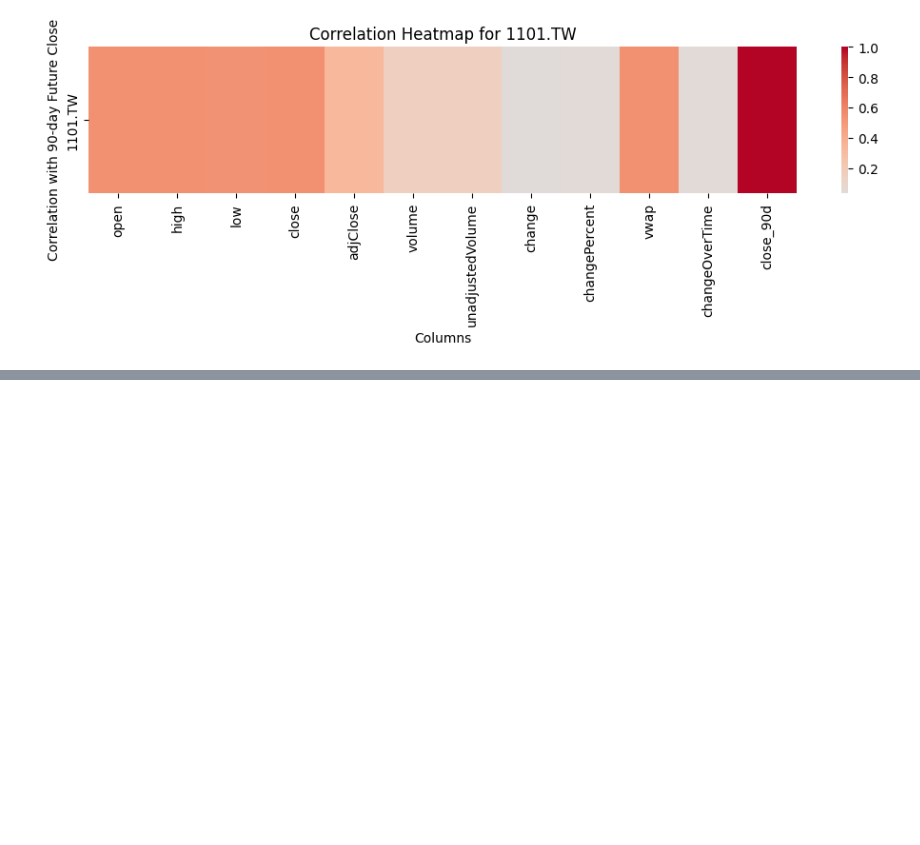
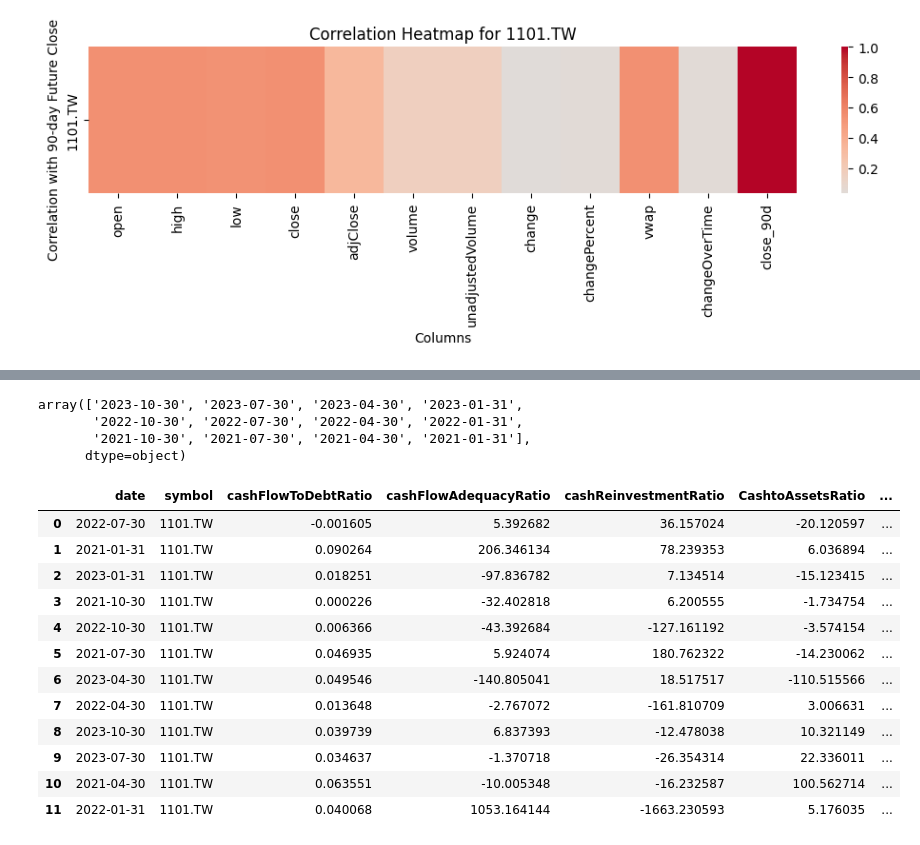
Before and after one commit to yeha98555/taiwan-stock-prediction, a Jupyter notebook: notebooks/EDA.ipynb, the cells around one changed output, grey strips where cells are left out. Cells and saved outputs as stored; diff of their text form; code cells hidden in the pictures; blank space fills up the shorter version.

Commit message:
feat: Add data check

```diff
--- a/notebooks/EDA.ipynb
+++ b/notebooks/EDA.ipynb
@@ -166,0 +293,27 @@ Name: 1101.TW, dtype: float64
+# %%
+financialGrowth_df = merged_dict["financialGrowth"]
+financialGrowth_df.date.unique()
+# %% [output]
+array(['2023-10-30', '2023-07-30', '2023-04-30', '2023-01-31',
+       '2022-10-30', '2022-07-30', '2022-04-30', '2022-01-31',
+       '2021-10-30', '2021-07-30', '2021-04-30', '2021-01-31'],
+      dtype=object)
+# %%
+financial_df = pd.read_csv("../airflow/data/dim_financial.csv")
+financial_df['date'] = pd.to_datetime(financial_df['date'])
+financial_df['quarter'] = financial_df['date'].dt.to_period('Q')
+financial_df
+# %% [output]
+|  | date | symbol | cashFlowToDebtRatio | cashFlowAdequacyRatio | cashReinvestmentRatio | CashtoAssetsRatio | ... |
+| 0 | 2022-07-30 | 1101.TW | -0.001605 | 5.392682 | 36.157024 | -20.120597 | ... |
+| 1 | 2021-01-31 | 1101.TW | 0.090264 | 206.346134 | 78.239353 | 6.036894 | ... |
+| 2 | 2023-01-31 | 1101.TW | 0.018251 | -97.836782 | 7.134514 | -15.123415 | ... |
+| 3 | 2021-10-30 | 1101.TW | 0.000226 | -32.402818 | 6.200555 | -1.734754 | ... |
+| 4 | 2022-10-30 | 1101.TW | 0.006366 | -43.392684 | -127.161192 | -3.574154 | ... |
+| 5 | 2021-07-30 | 1101.TW | 0.046935 | 5.924074 | 180.762322 | -14.230062 | ... |
+| 6 | 2023-04-30 | 1101.TW | 0.049546 | -140.805041 | 18.517517 | -110.515566 | ... |
+| 7 | 2022-04-30 | 1101.TW | 0.013648 | -2.767072 | -161.810709 | 3.006631 | ... |
+| 8 | 2023-10-30 | 1101.TW | 0.039739 | 6.837393 | -12.478038 | 10.321149 | ... |
+| 9 | 2023-07-30 | 1101.TW | 0.034637 | -1.370718 | -26.354314 | 22.336011 | ... |
+| 10 | 2021-04-30 | 1101.TW | 0.063551 | -10.005348 | -16.232587 | 100.562714 | ... |
+| 11 | 2022-01-31 | 1101.TW | 0.040068 | 1053.164144 | -1663.230593 | 5.176035 | ... |
```
Also changed, not shown: parts of 15 cells of this notebook.
